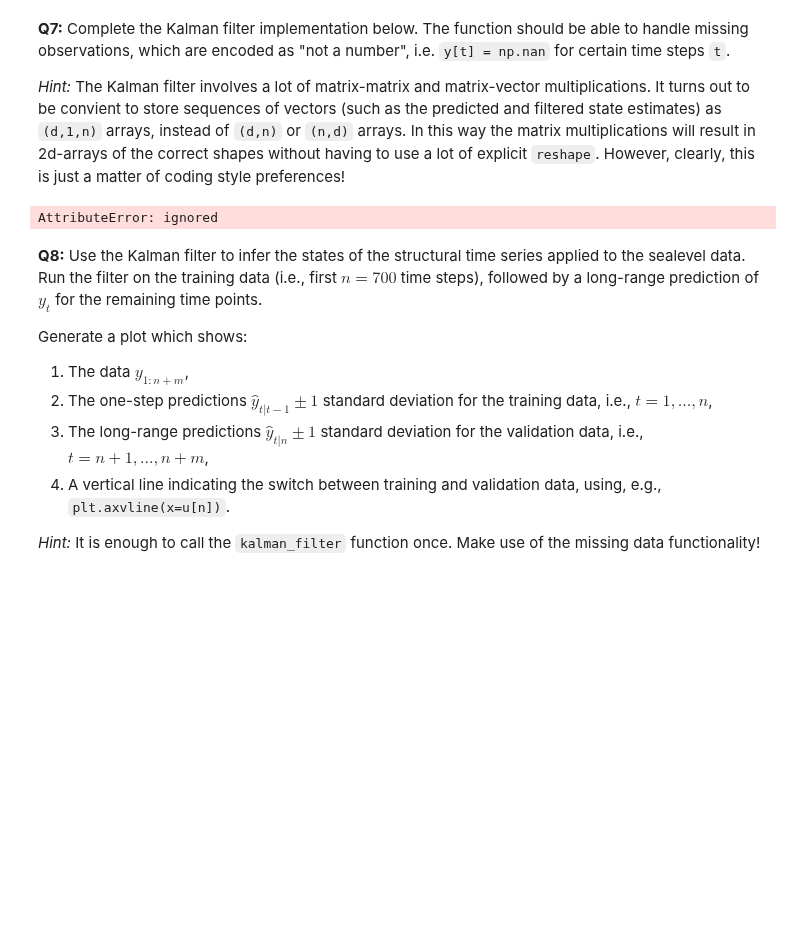
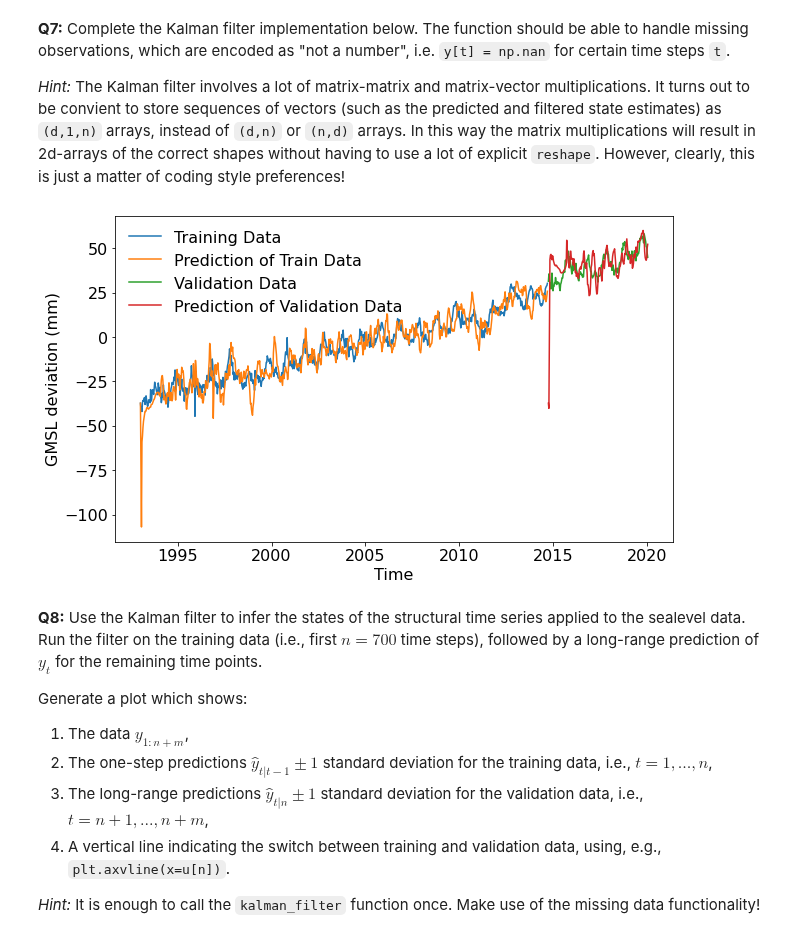
Before and after one commit to jrakhshanda/Time-Series-Sequence-Learning, a Jupyter notebook: tssl_lab2.ipynb, the cells around one changed output. Saved outputs shown, nothing was run; the diff lists cells and outputs as text; code cells hidden in the pictures; blank space fills up the shorter version.

```diff
--- a/tssl_lab2.ipynb
+++ b/tssl_lab2.ipynb
@@ -119,8 +123,9 @@ Finally, to complete the model we need to specify the distribution of the initia
 
 Also, create an initial state covariance matrix $P_1 = \text{Cov}(\alpha_1)$ as an identity matrix of the correct dimension, multiplied with a large value (say, 100) to represent our uncertainty about the initial state.
 # %%
-a1 = np.zeros(37)
+a1 = np.zeros(37).reshape(37,1)
 a1[0] = y[0]
+#a1[1] = y[0]
 P1 = np.identity(37)*100
 # %% [markdown]
 We have now defined all the matrices etc. that make up the structural state space model. For convenience, we can create an object of the class `LGSS` available in the module `tssltools_lab2` as a container for these quantities.
@@ -140,6 +145,8 @@ n = 800
 m = ndata-n
 y_train = y[0:800]
 y_test = y[801:]
+u_train = u[0:800]
+u_test = u[801:]
 # %% [markdown]
 
 **Q7:** Complete the Kalman filter implementation below. The function should be able to handle missing observations, which are encoded as "not a number", i.e. `y[t] = np.nan` for certain time steps `t`.
@@ -153,7 +160,6 @@ def kalman_filter(y, model: LGSS):
 
     :param y: (n,) array of observations. May contain nan, which encodes missing observations.
     :param model: LGSS object with the model specification.
-
     :return kfs_res: Container class with member variables,
         alpha_pred: (d,1,n) array of predicted state means.
         P_pred: (d,d,n) array of predicted state covariances.
@@ -178,34 +184,43 @@ def kalman_filter(y, model: LGSS):
         # Time update (predict)
         if t == 0:  # Initialize predictions at first time step
             # ADD CODE HERE
-            alpha_pred[:,0,t] = a1
+            alpha_pred[:,:,t] = a1
             P_pred[:,:,t] = P1
         else:  # All consecutive time steps
             # ADD CODE HERE
-            alpha_pred[:,0,t] = np.dot(T,alpha_pred[:,0,t-1])
-            P_pred[:,:,t] = np.dot(np.dot(T,P_pred[:,:,t-1]),T.T) + np.dot(np.dot(R,Q),R.T)
+            alpha_pred[:,0,t] = np.dot(T,alpha_filt[:,0,t-1])
+            P_pred[:,:,t] = np.dot(np.dot(T,P_filt[:,:,t-1]),T.T) + np.dot(np.dot(R,Q),R.T)
         # Compute prediction of current output
         y_pred[t] = np.dot(Z,alpha_pred[:,0,t]) # complete this line
-        F_pred[t] = np.dot(np.dot(Z,P_pred[:,:,t]),Z.T) # complete this line
+        F_pred[t] = np.dot(np.dot(Z,P_pred[:,:,t]),Z.T) # np.random.normal(loc=0,scale=sigma_eps) # complete this line
 
         # Measurement update (correct)
         if np.isnan(y[t]):  # Handle missing data
-            # ADD CODE HERE
+          alpha_filt[:,0,t] = alpha_pred[:0,t] # ADD CODE HERE
+          P_filt[:,:,t] = P_pred[:,:,t]
         else:
-            # ADD CODE HERE
-
+          k_t = np.dot(P_pred[:,:,t], Z.T) / F_pred[t]
+          alpha_filt[:,:,t] = alpha_pred[:,:,t] + np.dot(k_t,(y[t]-y_pred[t])) # ADD CODE HERE
+          P_filt[:,:,t] = np.dot(np.identity(d)-np.dot(k_t,Z),P_pred[:,:,t])
     # Container for storing all results
     kf = kfs_res(alpha_pred, P_pred, alpha_filt, P_filt, y_pred, F_pred)
     return kf
-# %%
-d = model.d
-alpha_pred = np.zeros((d, 1, n))
-n = len(y_train)
-y_pred = np.zeros(n)
-P_pred = np.zeros((d, d, n))
-np.dot(np.dot(Z,P_pred[:,:,0]),Z.T)
-# %% [output]
-AttributeError: ignored
+# %%
+kf_train = kalman_filter(y=y_train, model=model)
+kf_test = kalman_filter(y=y_test,model = model)
+# %%
+#plot for predicted values for train and validation data
+plt.plot(u_train , y_train , label = "Training Data")
+plt.plot(u_train, kf_train.y_pred, label = "Prediction of Train Data")
+plt.plot(u_test , y_test, label = "Validation Data")
+plt.plot(u_test , kf_test.y_pred  , label = "Prediction of Validation Data")
+#figure(num=None, figsize=(8, 6), dpi=80, facecolor='w', edgecolor='k')
+plt.xlabel("Time")
+plt.ylabel('GMSL deviation (mm)')
+plt.legend(loc='upper left', frameon=False)
+plt.show()
+# %% [output]
+[figure, added]
 # %% [markdown]
 **Q8:** Use the Kalman filter to infer the states of the structural time series applied to the sealevel data. Run the filter on the training data (i.e., first $n=700$ time steps), followed by a long-range prediction of $y_t$ for the remaining time points.
 
```
Also changed, not shown: parts of 8 cells of this notebook.
